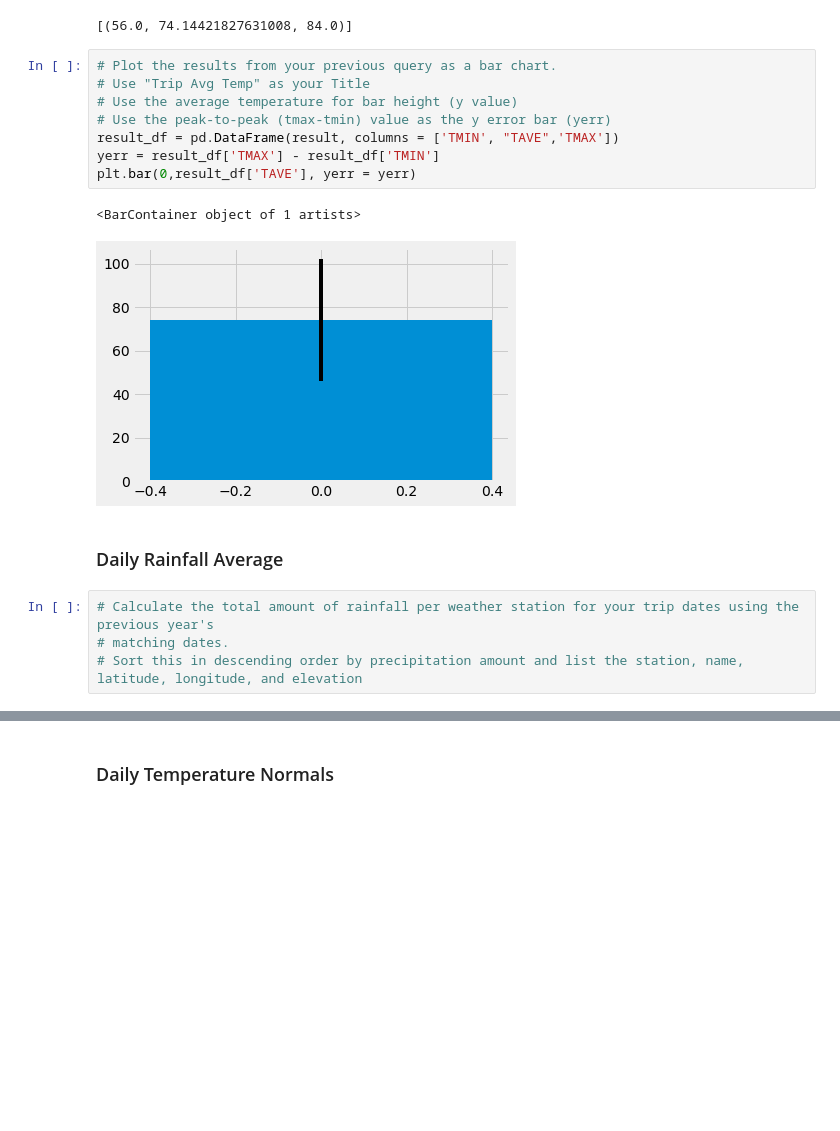
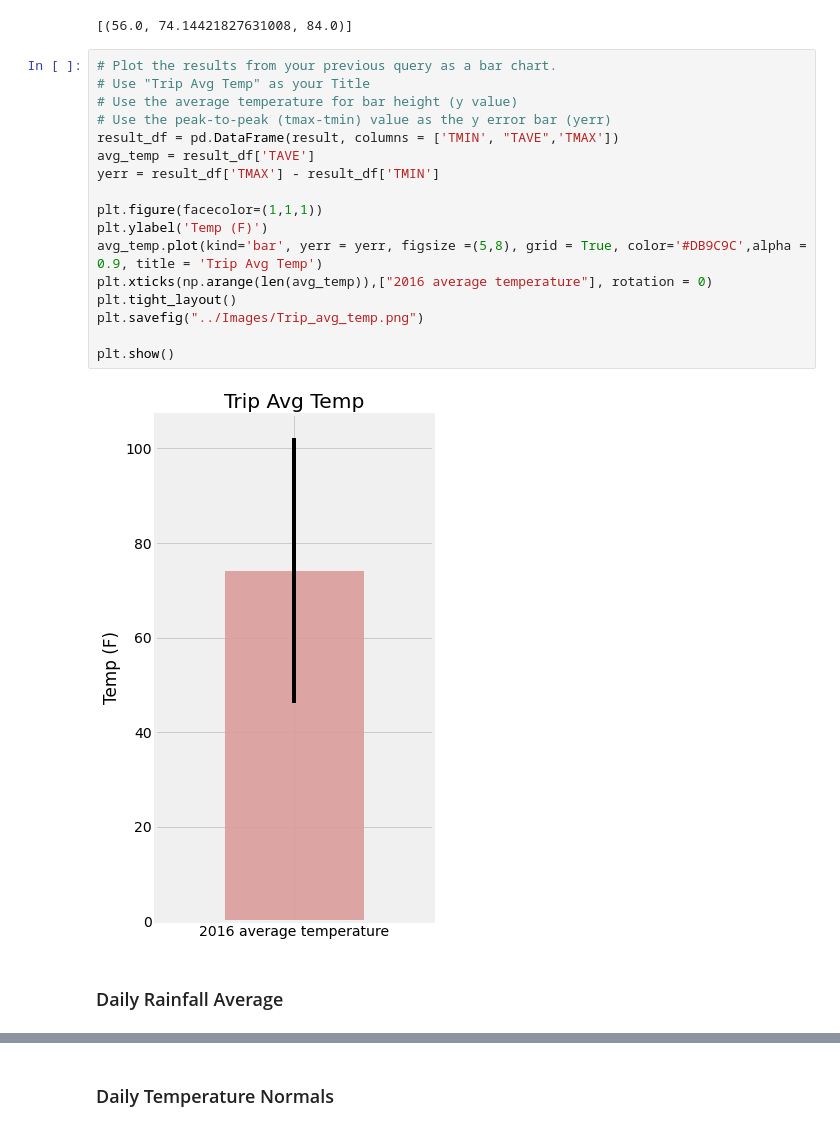
Before and after one commit to Rlizaran/sqlalchhemy-challenge, a Jupyter notebook: Bonus/temp_analysis_bonus_2_starter.ipynb, the cells around one changed output, grey strips where cells are left out. Drawn from its saved outputs; the diff is of its cells as text; blank space fills up the shorter version.

```diff
--- a/Bonus/temp_analysis_bonus_2_starter.ipynb
+++ b/Bonus/temp_analysis_bonus_2_starter.ipynb
@@ -94,17 +95,21 @@ print(result)
 # %%
 # Plot the results from your previous query as a bar chart.
 # Use "Trip Avg Temp" as your Title
 # Use the average temperature for bar height (y value)
 # Use the peak-to-peak (tmax-tmin) value as the y error bar (yerr)
 result_df = pd.DataFrame(result, columns = ['TMIN', "TAVE",'TMAX'])
+avg_temp = result_df['TAVE']
 yerr = result_df['TMAX'] - result_df['TMIN']
-plt.bar(0,result_df['TAVE'], yerr = yerr)
+
+plt.figure(facecolor=(1,1,1))
+plt.ylabel('Temp (F)')
+avg_temp.plot(kind='bar', yerr = yerr, figsize =(5,8), grid = True, color='#DB9C9C',alpha = 0.9, title = 'Trip Avg Temp')
+plt.xticks(np.arange(len(avg_temp)),["2016 average temperature"], rotation = 0)
+plt.tight_layout()
+plt.savefig("../Images/Trip_avg_temp.png")
+
+plt.show()
 # %% [output]
-<BarContainer object of 1 artists>
-[figure, old version]
+[figure, new version]
 # %% [markdown]
 ### Daily Rainfall Average
-# %%
-# Calculate the total amount of rainfall per weather station for your trip dates using the previous year's
-# matching dates.
-# Sort this in descending order by precipitation amount and list the station, name, latitude, longitude, and elevation
```
Also changed, not shown: parts of 9 cells of this notebook, 2 other files.
